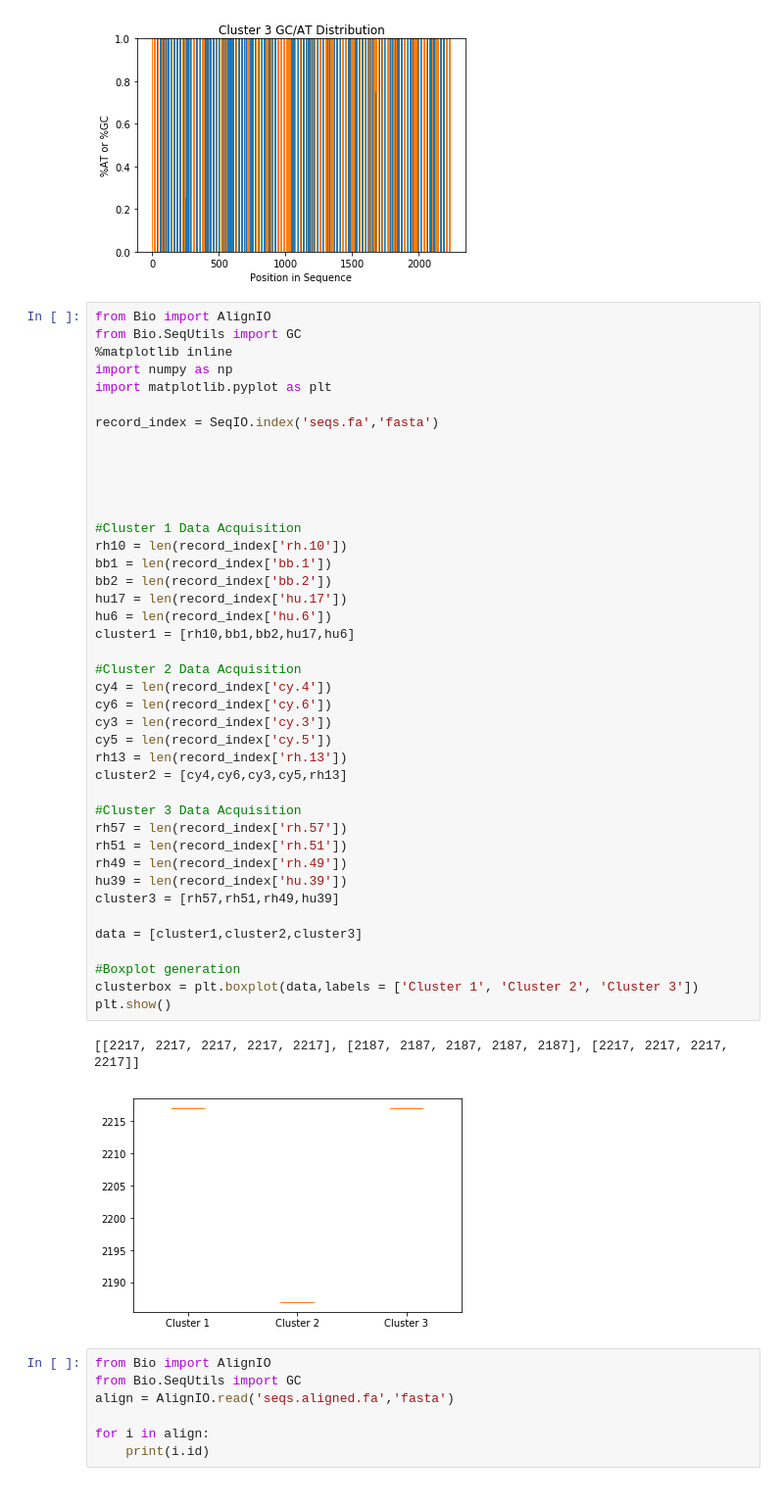
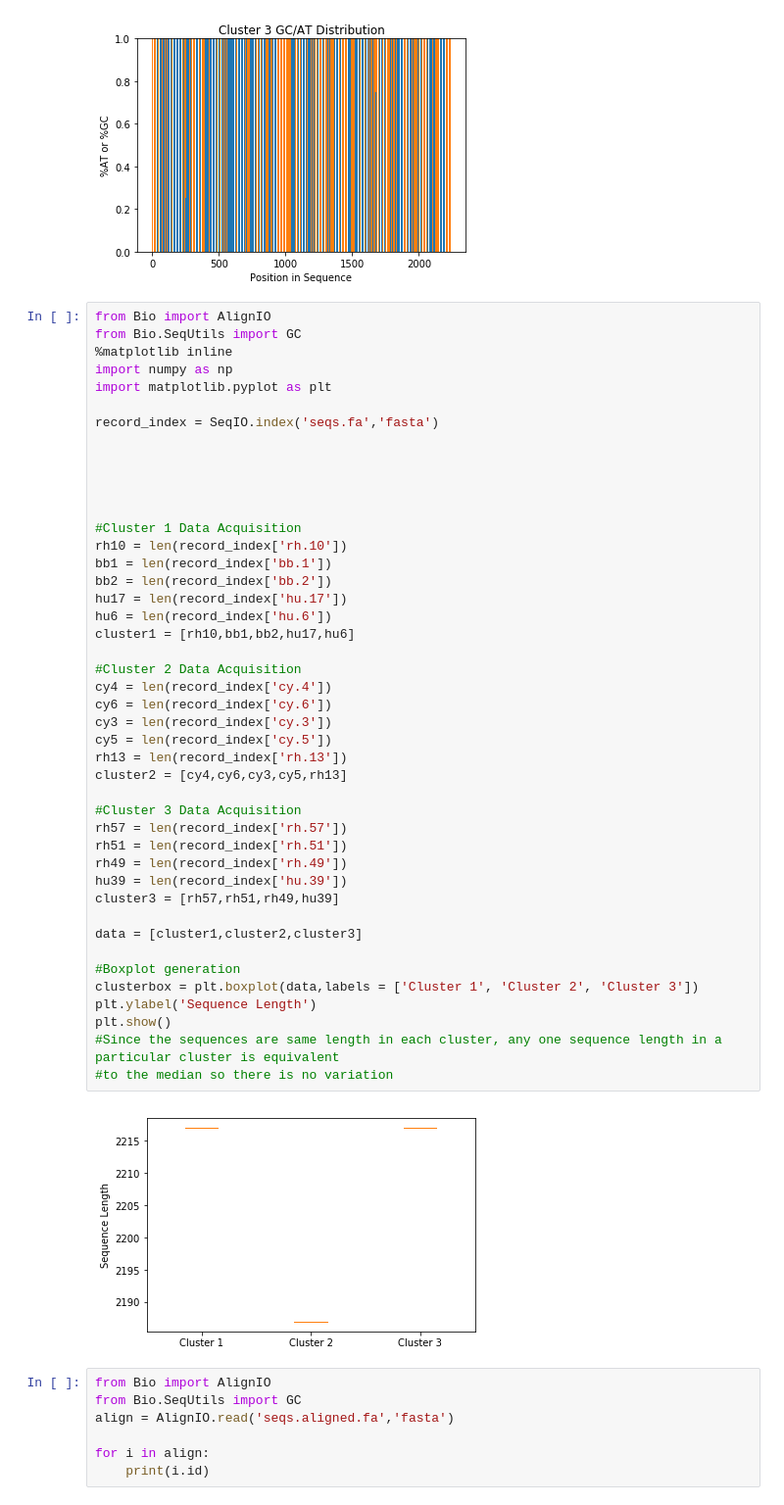
Before and after one commit to nrnatesh/bioe131, a Jupyter notebook: bioe131_lab2.ipynb, the cells around one changed output. Shown: that part at 98% size. Drawn from its saved outputs; the diff is of its cells as text.

```diff
--- a/bioe131_lab2.ipynb
+++ b/bioe131_lab2.ipynb
@@ -183,35 +182,37 @@ record_index = SeqIO.index('seqs.fa','fasta')
 
 #Cluster 1 Data Acquisition
 rh10 = len(record_index['rh.10'])
 bb1 = len(record_index['bb.1'])
 bb2 = len(record_index['bb.2'])
 hu17 = len(record_index['hu.17'])
 hu6 = len(record_index['hu.6'])
 cluster1 = [rh10,bb1,bb2,hu17,hu6]
 
 #Cluster 2 Data Acquisition
 cy4 = len(record_index['cy.4'])
 cy6 = len(record_index['cy.6'])
 cy3 = len(record_index['cy.3'])
 cy5 = len(record_index['cy.5'])
 rh13 = len(record_index['rh.13'])
 cluster2 = [cy4,cy6,cy3,cy5,rh13]
 
 #Cluster 3 Data Acquisition
 rh57 = len(record_index['rh.57'])
 rh51 = len(record_index['rh.51'])
 rh49 = len(record_index['rh.49'])
 hu39 = len(record_index['hu.39'])
 cluster3 = [rh57,rh51,rh49,hu39]
 
 data = [cluster1,cluster2,cluster3]
 
 #Boxplot generation
 clusterbox = plt.boxplot(data,labels = ['Cluster 1', 'Cluster 2', 'Cluster 3'])
+plt.ylabel('Sequence Length')
 plt.show()
+#Since the sequences are same length in each cluster, any one sequence length in a particular cluster is equivalent
+#to the median so there is no variation
 # %% [output]
-[[2217, 2217, 2217, 2217, 2217], [2187, 2187, 2187, 2187, 2187], [2217, 2217, 2217, 2217]]
-[figure, old version]
+[figure, new version]
 # %%
 from Bio import AlignIO
 from Bio.SeqUtils import GC
```
Also changed, not shown: parts of 1 cell of this notebook.
